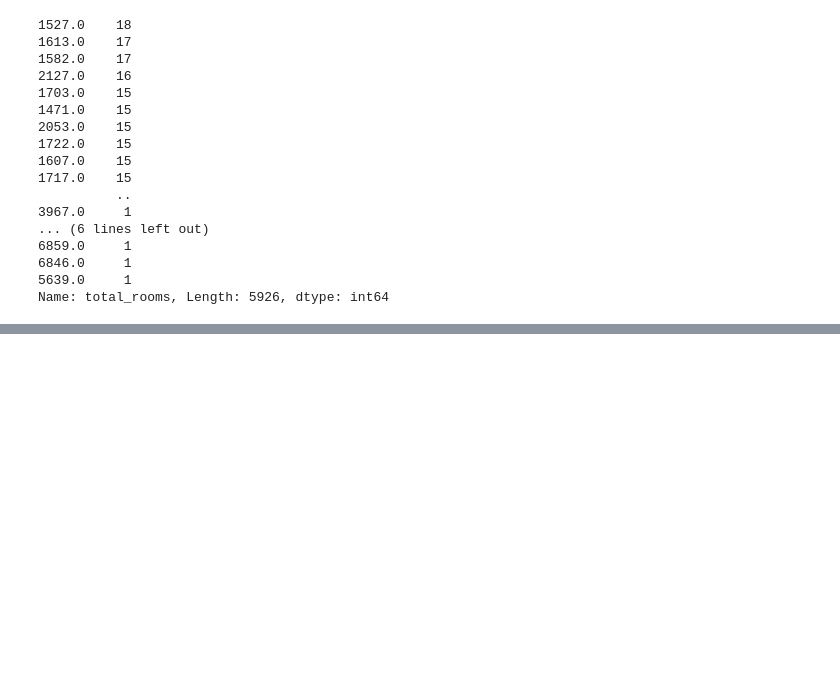
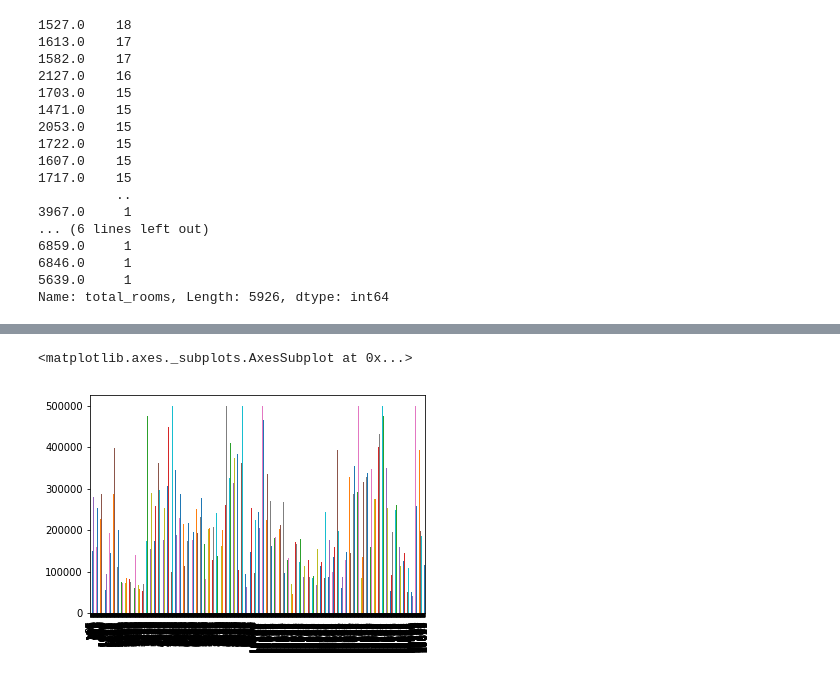
Before and after one commit to noelkonagai/Workshops, a Jupyter notebook: web_scraping_pt1/web_scraping_pt1.ipynb, the cells around one changed output, grey strips where cells are left out. Saved outputs shown, nothing was run; the diff lists cells and outputs as text; code cells hidden in the pictures; blank space fills up the shorter version.

```diff
--- a/web_scraping_pt1/web_scraping_pt1.ipynb
+++ b/web_scraping_pt1/web_scraping_pt1.ipynb
@@ -142,0 +207,9 @@ Name: total_rooms, Length: 5926, dtype: int64
+# %%
+def search_function(lower, upper, column, data):
+    first_cond = data[data[str(column)] > lower]
+    combined = first_cond[first_cond[str(column)] < upper]
+    return combined
+# %%
+%%time
+
+narrowed_df = search_function(26, 30, "housing_median_age", data)
@@ -142,0 +254,7 @@ Name: total_rooms, Length: 5926, dtype: int64
+# %%
+%matplotlib inline
+
+narrowed_df['median_house_value'].plot(kind='bar')
+# %% [output]
+<matplotlib.axes._subplots.AxesSubplot at 0x...>
+[figure, added]
```
Also changed, not shown: parts of 12 cells of this notebook.
